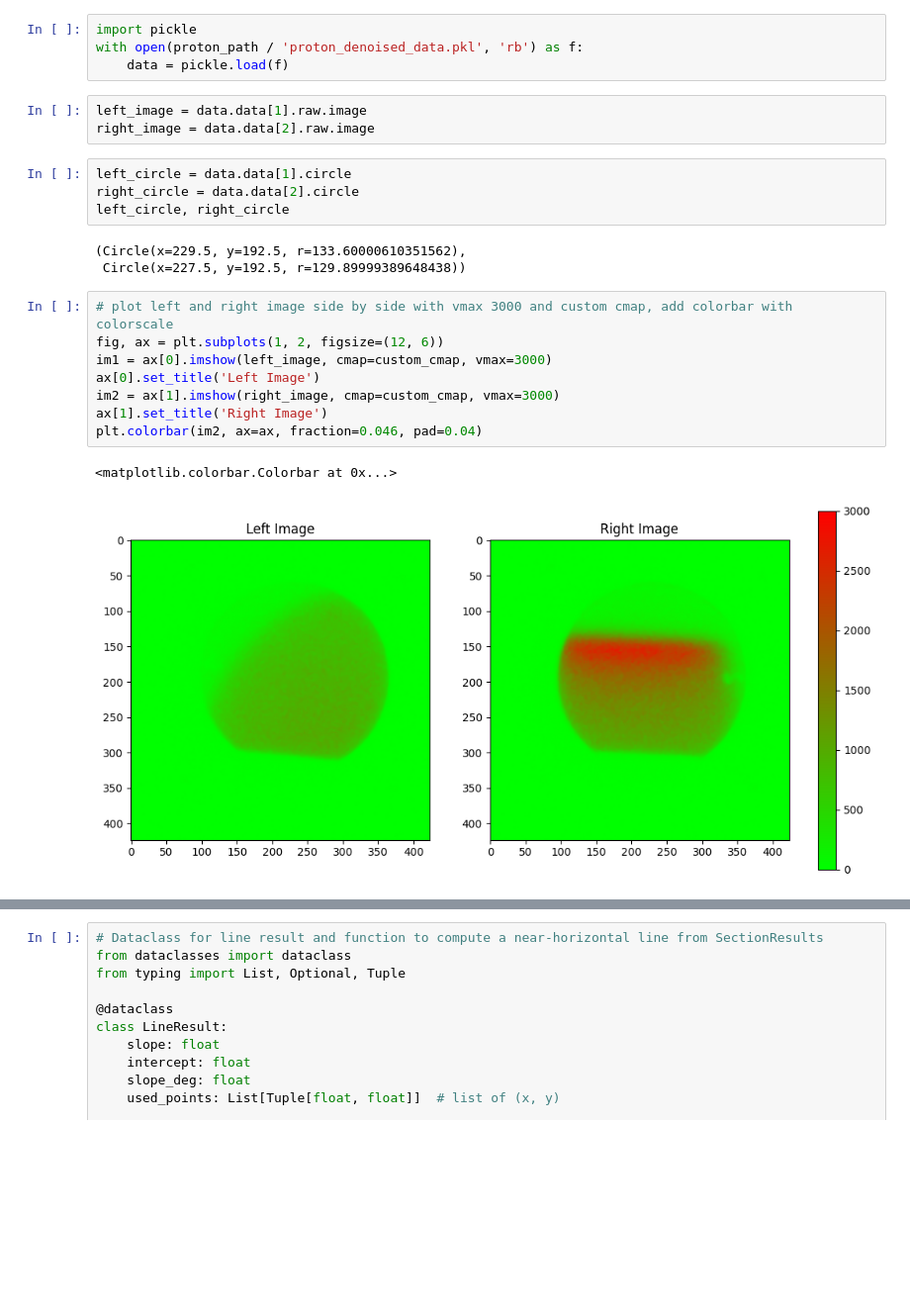
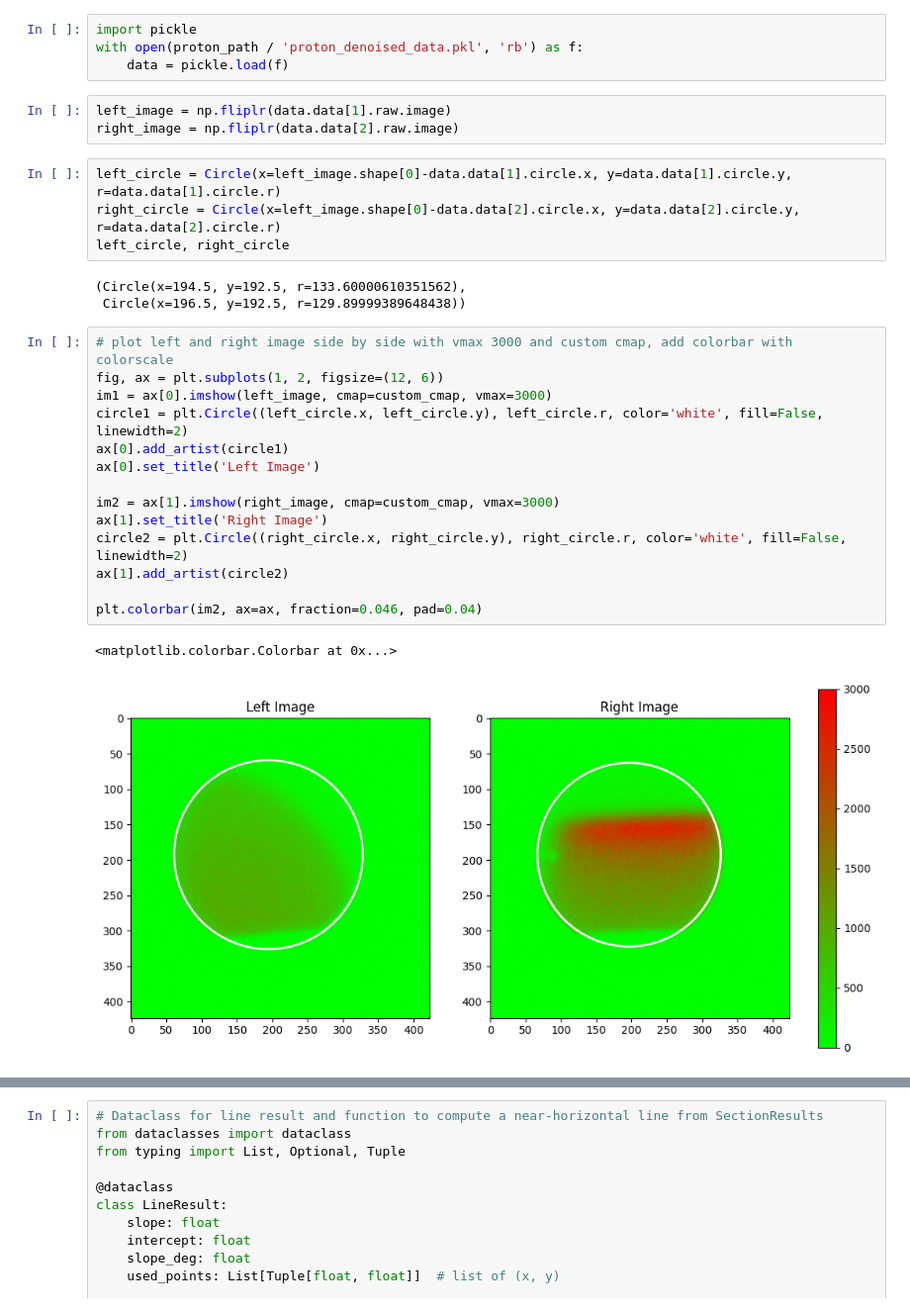
Before and after one commit to grzanka/osl_mb_foils, a Jupyter notebook: notebooks/playground/2025_10_09/0.2-lg-mb-foils-match.ipynb, the cells around one changed output, grey strips where cells are left out. Shown at 99% size. Saved outputs shown, nothing was run; the diff lists cells and outputs as text; blank space fills up the shorter version.

```diff
--- a/notebooks/playground/2025_10_09/0.2-lg-mb-foils-match.ipynb
+++ b/notebooks/playground/2025_10_09/0.2-lg-mb-foils-match.ipynb
@@ -29,26 +29,32 @@ import pickle
 with open(proton_path / 'proton_denoised_data.pkl', 'rb') as f:
     data = pickle.load(f)
 # %%
-left_image = data.data[1].raw.image
-right_image = data.data[2].raw.image
+left_image = np.fliplr(data.data[1].raw.image)
+right_image = np.fliplr(data.data[2].raw.image)
-# %%
-left_circle = data.data[1].circle
-right_circle = data.data[2].circle
-left_circle, right_circle
-# %% [output]
-(Circle(x=229.5, y=192.5, r=133.60000610351562),
- Circle(x=227.5, y=192.5, r=129.89999389648438))
+# %%
+left_circle = Circle(x=left_image.shape[0]-data.data[1].circle.x, y=data.data[1].circle.y, r=data.data[1].circle.r)
+right_circle = Circle(x=left_image.shape[0]-data.data[2].circle.x, y=data.data[2].circle.y, r=data.data[2].circle.r)
+left_circle, right_circle
+# %% [output]
+(Circle(x=194.5, y=192.5, r=133.60000610351562),
+ Circle(x=196.5, y=192.5, r=129.89999389648438))
 # %%
 # plot left and right image side by side with vmax 3000 and custom cmap, add colorbar with colorscale
 fig, ax = plt.subplots(1, 2, figsize=(12, 6))
 im1 = ax[0].imshow(left_image, cmap=custom_cmap, vmax=3000)
+circle1 = plt.Circle((left_circle.x, left_circle.y), left_circle.r, color='white', fill=False, linewidth=2)
+ax[0].add_artist(circle1)
 ax[0].set_title('Left Image')
+
 im2 = ax[1].imshow(right_image, cmap=custom_cmap, vmax=3000)
 ax[1].set_title('Right Image')
+circle2 = plt.Circle((right_circle.x, right_circle.y), right_circle.r, color='white', fill=False, linewidth=2)
+ax[1].add_artist(circle2)
+
 plt.colorbar(im2, ax=ax, fraction=0.046, pad=0.04)
 # %% [output]
 <matplotlib.colorbar.Colorbar at 0x...>
-[figure, old version]
+[figure, new version]
 # %%
 # Data classes and computation functions for vertical sections
 from dataclasses import dataclass
```
Also changed, not shown: parts of 9 cells of this notebook.
